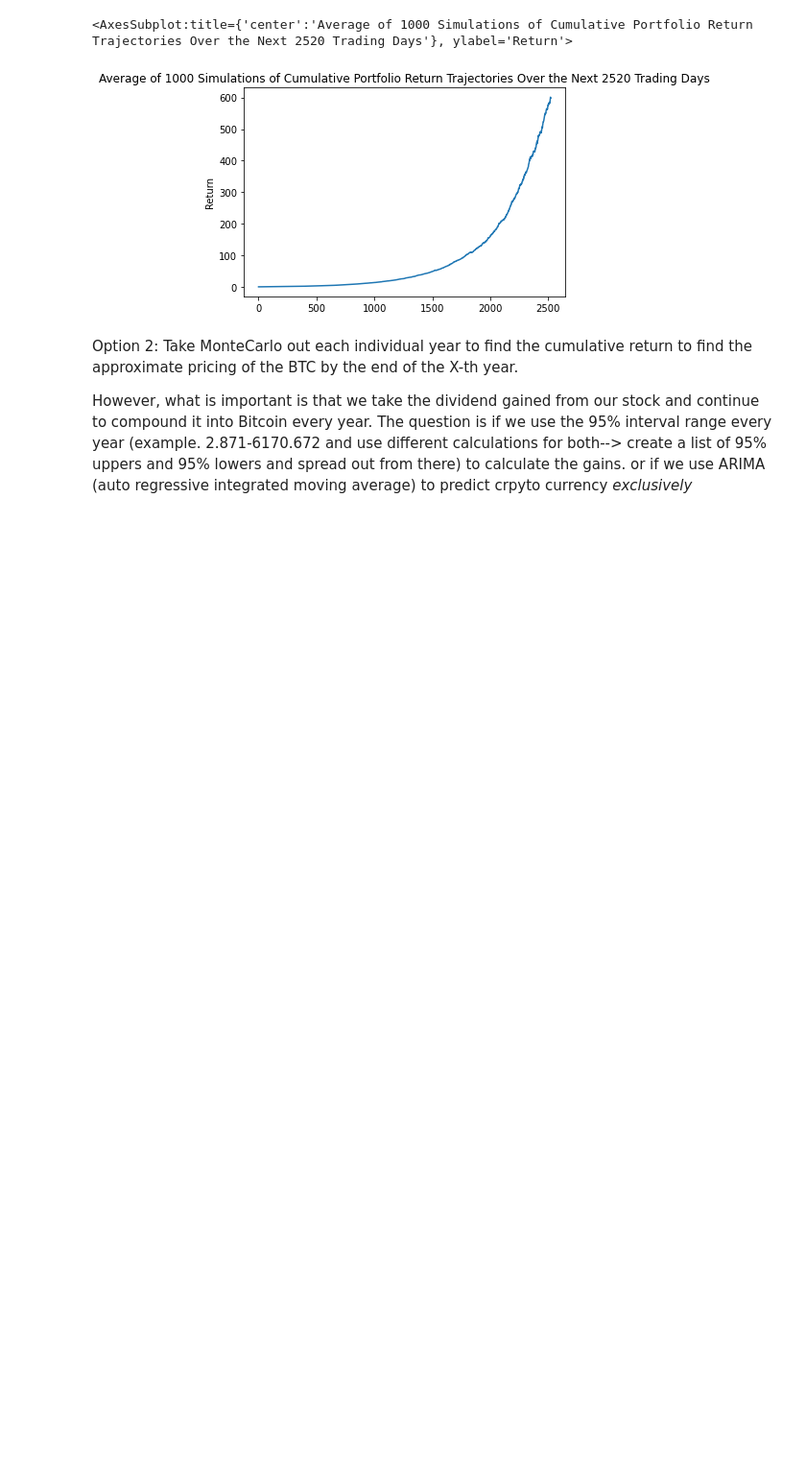
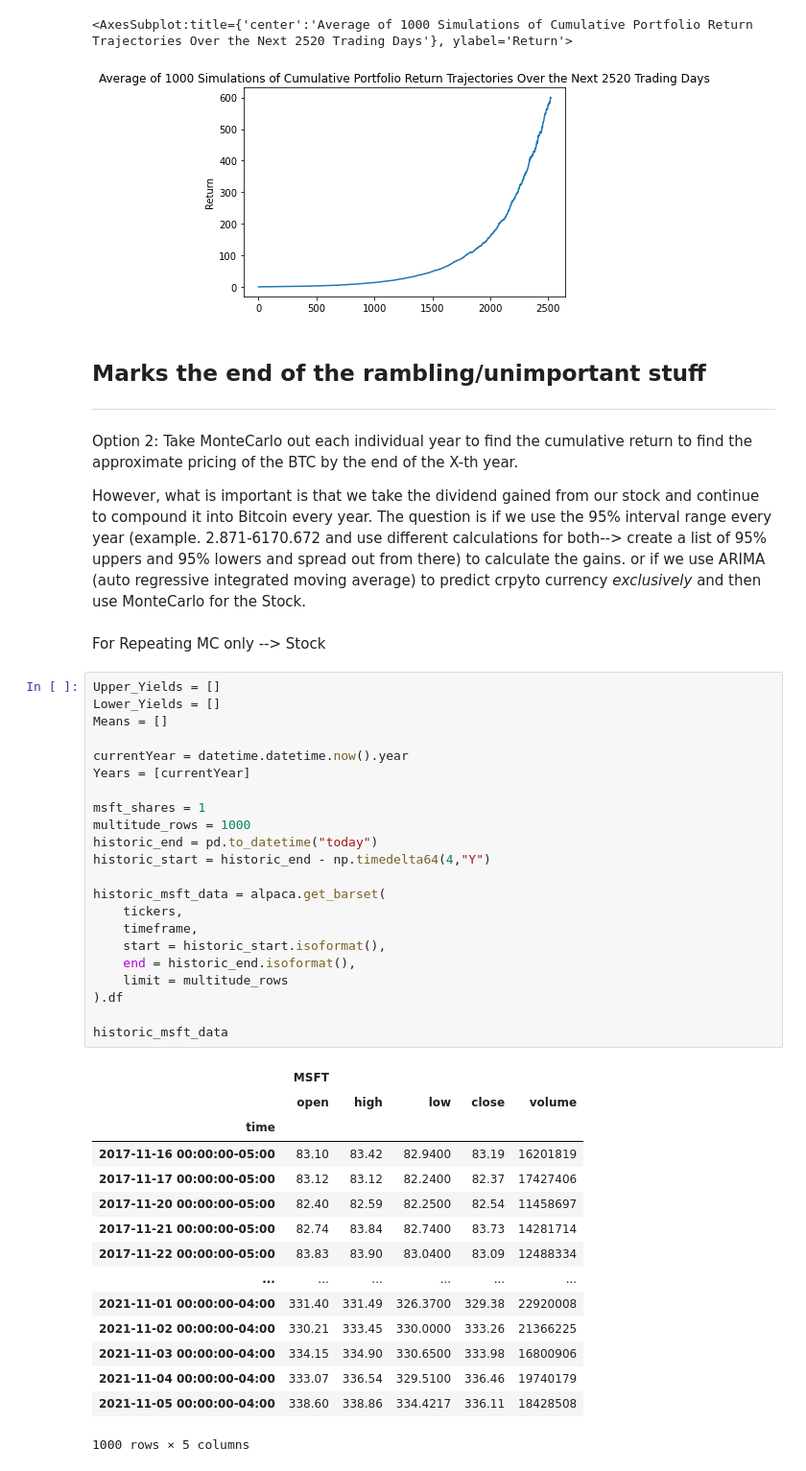
Before and after one commit to stefimaz/Dividend_reinvesting, a Jupyter notebook: Part2Project.ipynb, the cells around one changed output. Shown at 96% size. Saved outputs shown, nothing was run; the diff lists cells and outputs as text; blank space fills up the shorter version.

```diff
--- a/Part2Project.ipynb
+++ b/Part2Project.ipynb
@@ -230,8 +245,51 @@ MC_single_graph.plot(title  ="Average of 1000 Simulations of Cumulative Portfoli
 5 rows × 1000 columns
 <AxesSubplot:title={'center':'Average of 1000 Simulations of Cumulative Portfolio Return Trajectories Over the Next 2520 Trading Days'}, ylabel='Return'>
 [figure]
+# %% [markdown]
+## Marks the end of the rambling/unimportant stuff
+---------------------------------------------------
 # %% [markdown]
 Option 2: Take MonteCarlo out each individual year to find the cumulative return to find the approximate pricing of the BTC by the end of the X-th year.
 
 However, what is important is that we take the dividend gained from our stock and continue to compound it into Bitcoin every year. The question is if we use the 95% interval range every year (example. 2.871-6170.672 and use different calculations for both--> create a list of 95% uppers and 95% lowers and spread out from there) to calculate the gains.
-or if we use ARIMA (auto regressive integrated moving average) to predict crpyto currency *exclusively*
+or if we use ARIMA (auto regressive integrated moving average) to predict crpyto currency *exclusively* and then use MonteCarlo for the Stock.
+# %% [markdown]
+For Repeating MC only --> Stock
+# %%
+Upper_Yields = []
+Lower_Yields = []
+Means = []
+
+currentYear = datetime.datetime.now().year
+Years = [currentYear]
+
+msft_shares = 1
+multitude_rows = 1000
+historic_end = pd.to_datetime("today")
+historic_start = historic_end - np.timedelta64(4,"Y")
+
+historic_msft_data = alpaca.get_barset(
+    tickers,
+    timeframe,
+    start = historic_start.isoformat(),
+    end = historic_end.isoformat(),
+    limit = multitude_rows
+).df
+
+historic_msft_data
+# %% [output]
+|  | MSFT |  |  |  |  |
+|  | open | high | low | close | volume |
+| time |  |  |  |  |  |
+| 2017-11-16 00:00:00-05:00 | 83.10 | 83.42 | 82.9400 | 83.19 | 16201819 |
+| 2017-11-17 00:00:00-05:00 | 83.12 | 83.12 | 82.2400 | 82.37 | 17427406 |
+| 2017-11-20 00:00:00-05:00 | 82.40 | 82.59 | 82.2500 | 82.54 | 11458697 |
+| 2017-11-21 00:00:00-05:00 | 82.74 | 83.84 | 82.7400 | 83.73 | 14281714 |
+| 2017-11-22 00:00:00-05:00 | 83.83 | 83.90 | 83.0400 | 83.09 | 12488334 |
+| ... | ... | ... | ... | ... | ... |
+| 2021-11-01 00:00:00-04:00 | 331.40 | 331.49 | 326.3700 | 329.38 | 22920008 |
+| 2021-11-02 00:00:00-04:00 | 330.21 | 333.45 | 330.0000 | 333.26 | 21366225 |
+| 2021-11-03 00:00:00-04:00 | 334.15 | 334.90 | 330.6500 | 333.98 | 16800906 |
+| 2021-11-04 00:00:00-04:00 | 333.07 | 336.54 | 329.5100 | 336.46 | 19740179 |
+| 2021-11-05 00:00:00-04:00 | 338.60 | 338.86 | 334.4217 | 336.11 | 18428508 |
+1000 rows × 5 columns
```
Also changed, not shown: parts of 18 cells of this notebook, 2 other files.
